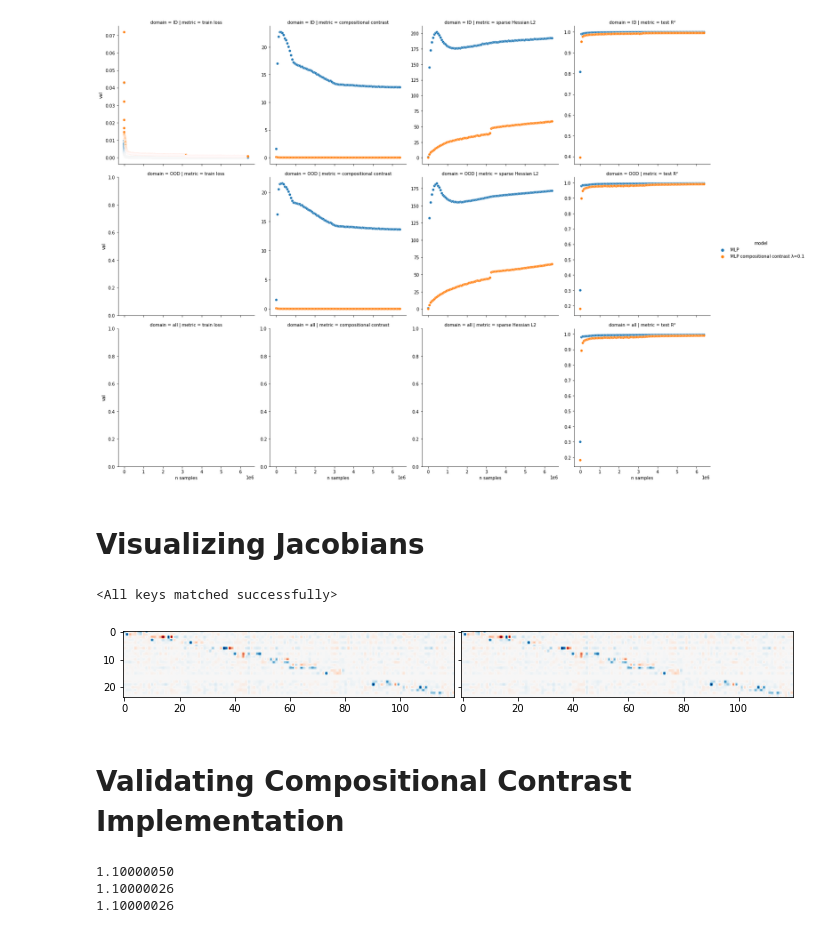
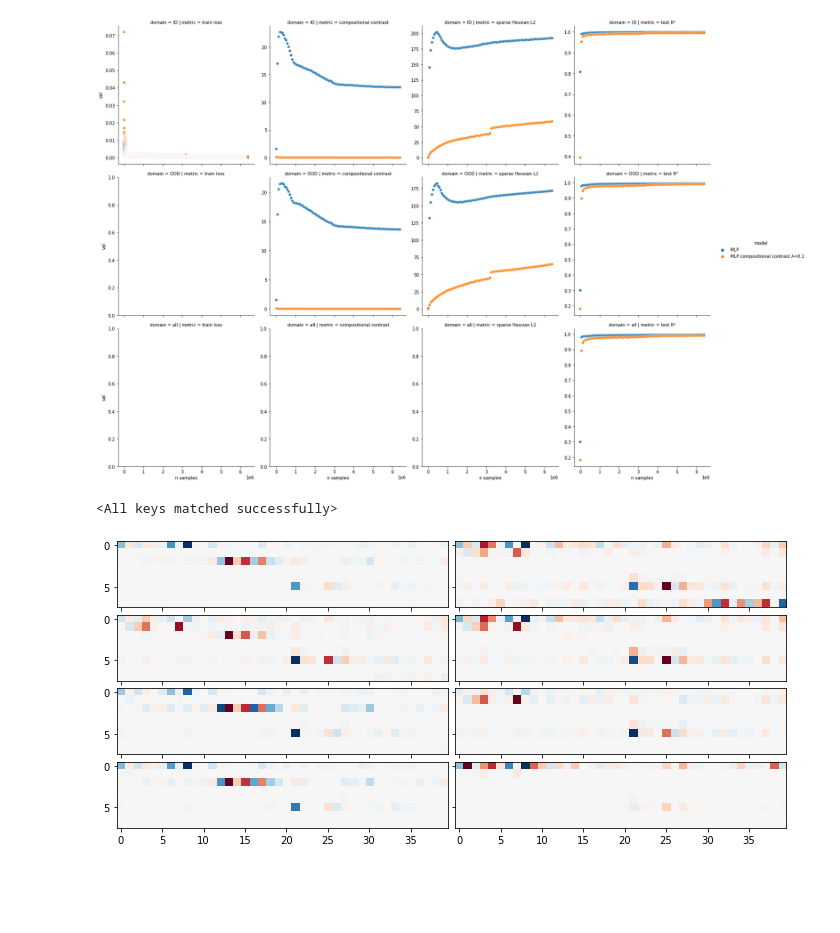
Before and after one commit to brendel-group/compositional-ood-generalization, a Jupyter notebook: regularizers.ipynb, the cells around one changed output. Saved outputs shown, nothing was run; the diff lists cells and outputs as text; code cells hidden in the pictures; blank space fills up the shorter version.

```diff
--- a/regularizers.ipynb
+++ b/regularizers.ipynb
@@ -36,16 +391,13 @@ import pandas as pd
 import pickle as pk
 from tqdm.notebook import tqdm
 
-from data import Dataset, GenDataset, BatchDataLoader
-
 torch.manual_seed(0)
 
-experiment_name = 'gs_dim_infsampl'
+experiment_name = 'test_setting_genloader'
 
 settings = [
     # {'str': 'k4l2m10', 'k': 4, 'l': 2, 'm': 10},
     {'str': 'k8l2m10', 'k': 8, 'l': 2, 'm': 10},
-    # {'str': 'k12l2m10', 'k': 12, 'l': 2, 'm': 10},
 ]
 
 samplings = [
@@ -56,18 +408,14 @@ samplings = [
     # {'str': 'diag002', 'name': 'diagonal ∆0.02', 'n': 4096, 'kwargs': {'sample_mode': 'diagonal', 'delta': 0.02}},
     # {'str': 'diag005', 'name': 'diagonal ∆0.05', 'n': 4096, 'kwargs': {'sample_mode': 'diagonal', 'delta': 0.05}},
     # {'str': 'diag01', 'name': 'diagonal ∆0.1', 'n': 4096, 'bs': 4096, 'kwargs': {'sample_mode': 'diagonal', 'delta': 0.1}},
-    # {'str': 'diag02', 'name': 'diagonal ∆0.2', 'n': -1, 'bs': 64, 'kwargs': {'sample_mode': 'diagonal', 'delta': 0.2}},
-    {'str': 'diag04', 'name': 'diagonal ∆0.4', 'n': -1, 'bs': 64, 'kwargs': {'sample_mode': 'diagonal', 'delta': 0.4}},
-    {'str': 'diag02', 'name': 'diagonal ∆0.2', 'n': 64, 'batch_size': 64, 'generative': False, 'sample_kwargs': {'sample_mode': 'diagonal', 'delta': 0.2}, 'generator_kwargs': {}}
-
+    {'str': 'diag02', 'name': 'diagonal ∆0.2', 'n': -1, 'bs': 64, 'kwargs': {'sample_mode': 'diagonal', 'delta': 0.2}},
 ]
 # TODO move max_iter to samplings
 
 models = [
     # {'str': 'MLP', 'name': 'MLP', 'model': MLPTanh, 'load': 'res/202208041913_i50000_lr01_bs4096/diag01_MLP.pth'},
-    {'str': 'MLP', 'name': 'MLP', 'model': MLPTanh, 'max_iter': 100001, 'lr': 0.1, 'lr_steps': []},
     # {'str': 'MLPcomp', 'name': 'compositional MLP', 'model': CompositionalMLP, 'regularizer': None, },
-    {'str': 'MLP01cc', 'name': 'MLP compositional contrast λ=0.1', 'model': MLPTanh, 'max_iter': 100001, 'lr': 0.1, 'lr_steps': [], 'regularizer': {'function': comp_contrast, 'weight': 0.1, 'p': 2}},
+    {'str': 'MLP01cc2', 'name': 'MLP compositional contrast λ=0.1', 'model': MLPTanh, 'max_iter': 100001, 'lr': 0.1, 'lr_steps': [], 'regularizer': {'function': comp_contrast, 'weight': 0.1, 'p': 2}},
     # {'str': 'MLP001hes2', 'name': 'MLP Hessian L2 λ=0.01', 'model': MLPTanh, 'regularizer': {'function': sparse_hess, 'weight': 0.01, 'kwargs': {'p': 2}}},
 ]
 
@@ -160,11 +508,9 @@ import seaborn as sb
 fg = sb.relplot(data=res_gs.loc[(res_gs['n samples'] > 0)], x='n samples', y='val', hue='model', col='metric', row='domain', facet_kws={'sharey': False, 'sharex': True})
 # %% [output]
 [figure]
-# %% [markdown]
-# Visualizing Jacobians
 # %%
-k, l, m = 12, 2, 10
-mlp = MLP(k, l, m).to(dev)
-mlp.load_state_dict(torch.load(r'res/202209081315_gs_dim_infsampl/k12l2m10_diag02_MLP.pth'))
+k, l, m = 4, 2, 10
+mlp = MLPTanh(k, l, m).to(dev)
+mlp.load_state_dict(torch.load(r'res/202208111715_gs_dim_infsampl/k4l2m10_diag02_MLP.pth'))
 # %% [output]
 <All keys matched successfully>
@@ -174,25 +517,28 @@ id_ldr, ood_ldr = build_dataloaders(k, l, m, **data)
+# %%
+g = get_generators(k, l, m)
+sampling = {'str': 'diag001', 'name': 'diagonal ∆0.01', 'n': 4096, 'kwargs': {'sample_mode': 'diagonal', 'delta': 0.02}}
+id_ds = Dataset(1000, k, l, g, **sampling['kwargs'])
+id_ldr = torch.utils.data.DataLoader(id_ds, batch_size=1, shuffle=True)
+ood_ds = OODDataset(1000, k, l, g, **sampling['kwargs'])
+ood_ldr = torch.utils.data.DataLoader(ood_ds, batch_size=1, shuffle=True)
 # %%
 import matplotlib.pyplot as plt
 from matplotlib import colors
 from mpl_toolkits.axes_grid1 import ImageGrid
 
 fig = plt.figure(figsize=(12., 24.))
 grid = ImageGrid(fig, 111,  # similar to subplot(111)
-                 nrows_ncols=(1, 2),  # creates 2x2 grid of axes
+                 nrows_ncols=(4, 2),  # creates 2x2 grid of axes
                  axes_pad=0.1,  # pad between axes in inch.
                  )
 
 iter_id = id_ldr.__iter__()
 iter_ood = ood_ldr.__iter__()
 for i, ax in enumerate(grid):
     if i % 2 == 0:
-        x = iter_id.next()[0].flatten(1).to(dev)
-        jac = functorch.vmap(functorch.jacrev(mlp))(x).mean(dim=0).detach().cpu()
+        jac = functorch.jacrev(mlp)(iter_id.next()[0].flatten().to(dev)).detach().cpu()
     else:
-        x = iter_ood.next()[0].flatten(1).to(dev)
-        jac = functorch.vmap(functorch.jacrev(mlp))(x).mean(dim=0).detach().cpu()
+        jac = functorch.jacrev(mlp)(iter_ood.next()[0].flatten().to(dev)).detach().cpu()
     ax.imshow(jac, cmap='RdBu', norm=colors.TwoSlopeNorm(0))
 # %% [output]
-[figure, old version]
+[figure, new version]
-# %% [markdown]
-# Validating Compositional Contrast Implementation
@@ -204,39 +544,0 @@ jac_mlpcc_ood = torch.load('MLPCC_ood')
-# %%
-def my_cc(jac):
-    jac = jac / jac.square().sum(-1, keepdim=True)
-    # jac /= jac.square().sum(-1, keepdim=True)
-    jac = torch.stack(torch.split(jac, l, dim=1), dim=1)  #  batch_size x n_slots x slot_dim x obs_dim
-    jac = jac.norm(dim=2).transpose(1, 2)  #  batch_size x obs_dim x n_slots
-    cc = (jac.unsqueeze(2).repeat(1, 1, jac.shape[2], 1)) * (jac.unsqueeze(2).repeat(1, 1, jac.shape[2], 1).transpose(2, 3))
-
-    cc = 2 * cc.triu(1).sum((1, 2, 3)).mean()
-    return cc
-
-def jacks_cc_2(jac):
-    bs = jac.shape[0]
-    jac = jac / jac.square().sum(-1, keepdim=True)
-    jac = jac.transpose(1, 2)  # batch_size x obs_dim x n_slots*slot_dim
-    # all_rows = jac.reshape(jac.shape[0]*jac.shape[1], jac.shape[2])  #batch_size*obs_dim x num_slots*slot_dim
-    slot_rows = torch.stack(torch.split(jac, l, dim=-1))  # num_slots x batch_size x obs_dim x slot_dim
-    slot_norms = torch.norm(slot_rows, dim=-1)  # num_slots x batch_size x obs_dim
-    cc = (slot_norms.sum(0).square() - slot_norms.square().sum(0)).sum(-1).mean()
-    return cc
-
-def jacks_cc(jac):
-    bs = jac.shape[0]
-    jac = jac / jac.square().sum(-1, keepdim=True)
-    jac = jac.transpose(1, 2)
-    all_rows = jac.reshape(jac.shape[0]*jac.shape[1],jac.shape[2])  #batch_size*obs_dim x num_slots*slot_dim
-    slot_rows = torch.stack(torch.split(all_rows, l, dim=1))  # num_slots x batch_size*obs_dim x slot_dim
-    slot_norms = torch.norm(slot_rows, dim=2)  # num_slots x batch_size*obs_dim
-    cc = (slot_norms.sum(0).square() - slot_norms.square().sum(0)).sum() / bs
-    return cc
-
-# jac = torch.stack([jac_mlp_id, jac_mlpcc_id, torch.ones_like(jac_mlp_id), torch.ones_like(jac_mlp_id)])
-jac = torch.stack([torch.block_diag(*torch.ones(k, l, m)), torch.ones_like(jac_mlp_id)])
-# jac /= jac.square().sum(-1, keepdim=True)
-print(f'{my_cc(jac):.8f}\n{jacks_cc(jac):.8f}\n{jacks_cc_2(jac):.8f}')
-# %% [output]
-1.10000050
-1.10000026
-1.10000026
```
Also changed, not shown: parts of 26 cells of this notebook, 8 other files.
